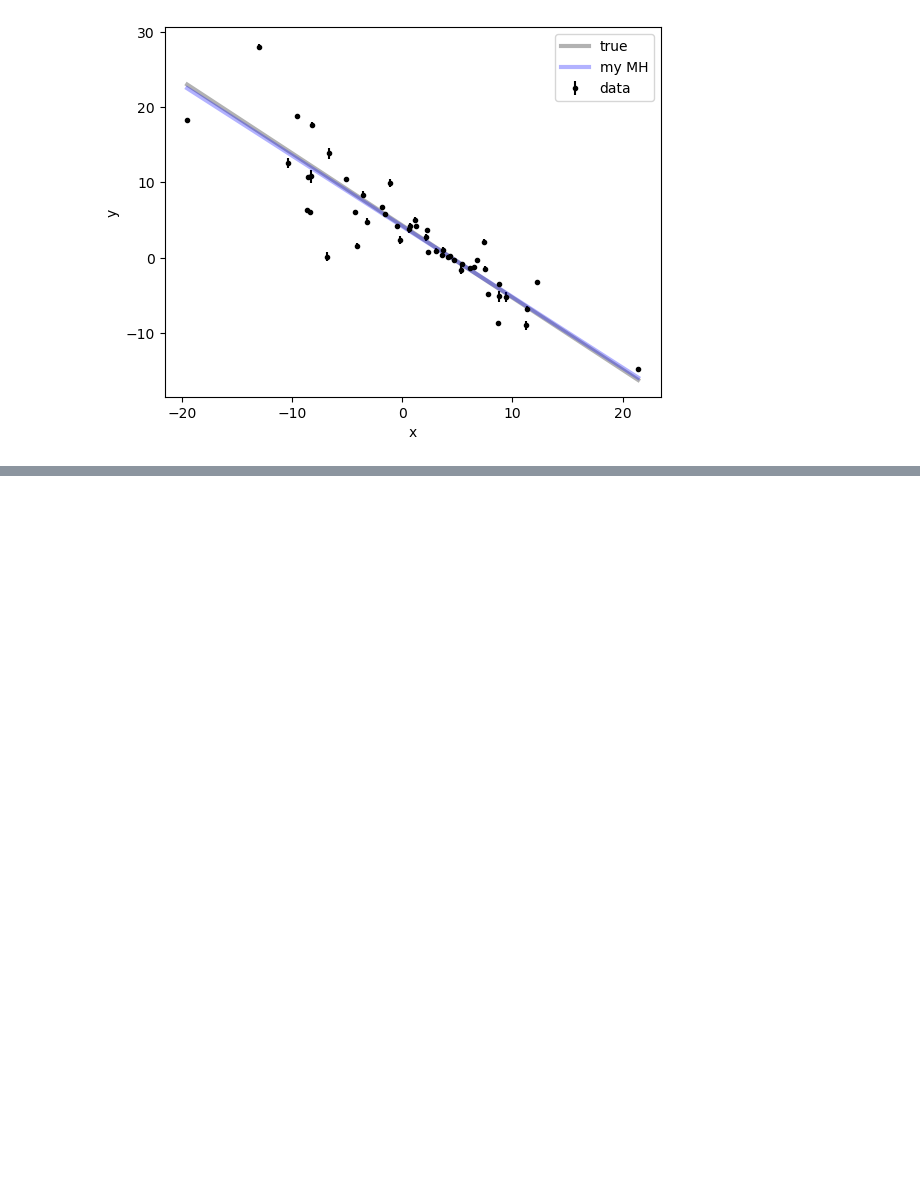
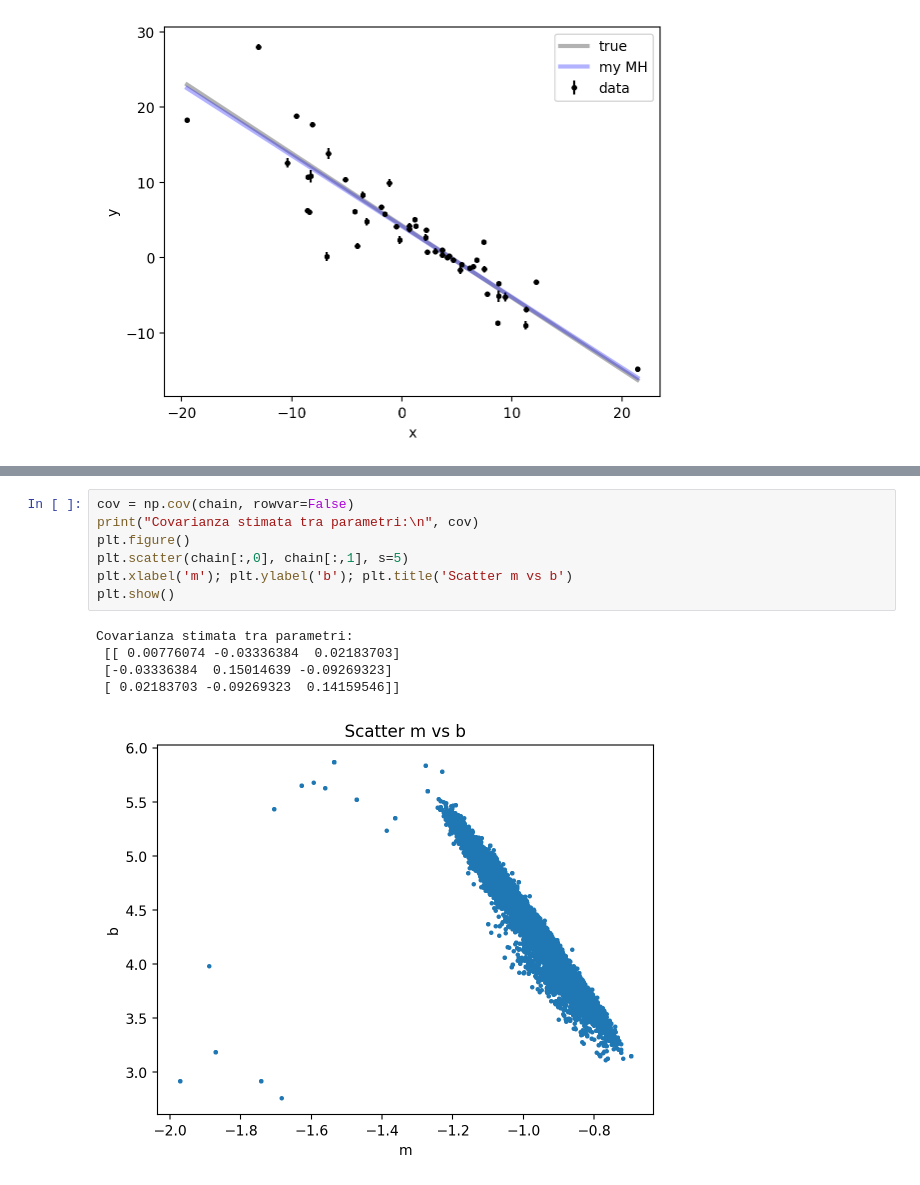
Before and after one commit to olghyn/PyProgrammingAPC, a Jupyter notebook: hands-on/H03/ex03_MH.ipynb, the cells around one changed output, grey strips where cells are left out. Saved outputs shown, nothing was run; the diff lists cells and outputs as text; blank space fills up the shorter version.

```diff
--- a/hands-on/H03/ex03_MH.ipynb
+++ b/hands-on/H03/ex03_MH.ipynb
@@ -403,0 +473,13 @@ Log-Prob al valore attuale (-1.8): -110.9326108985378
+# %%
+cov = np.cov(chain, rowvar=False)
+print("Covarianza stimata tra parametri:\n", cov)
+plt.figure()
+plt.scatter(chain[:,0], chain[:,1], s=5)
+plt.xlabel('m'); plt.ylabel('b'); plt.title('Scatter m vs b')
+plt.show()
+# %% [output]
+Covarianza stimata tra parametri:
+ [[ 0.00776074 -0.03336384  0.02183703]
+ [-0.03336384  0.15014639 -0.09269323]
+ [ 0.02183703 -0.09269323  0.14159546]]
+[figure, added]
```
Also changed, not shown: parts of 35 cells of this notebook, 2 other files.
